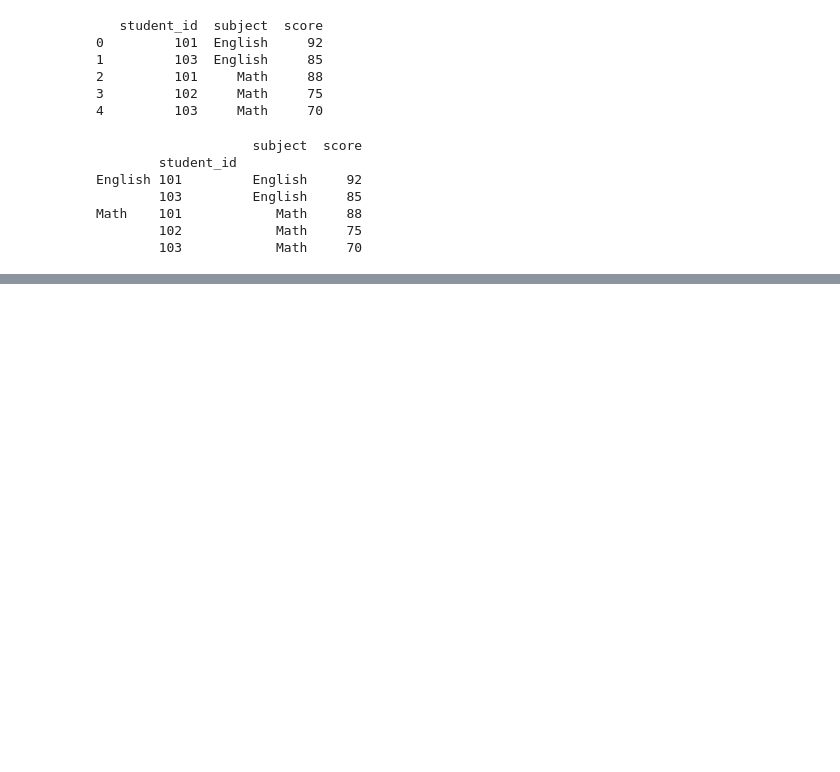
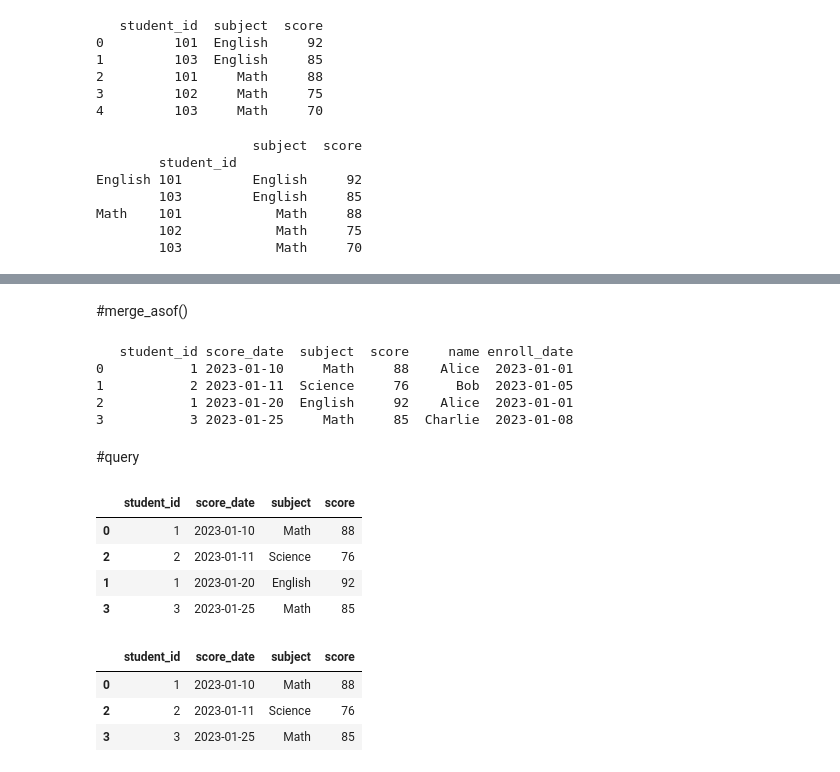
Before and after one commit to shreyasstha/data, a Jupyter notebook: Joining_data_inPandas.ipynb, the cells around one changed output, grey strips where cells are left out. Cells and saved outputs as stored; diff of their text form; code cells hidden in the pictures; blank space fills up the shorter version.

```diff
--- a/Joining_data_inPandas.ipynb
+++ b/Joining_data_inPandas.ipynb
@@ -286,0 +350,58 @@ Math    101            Math     88
+# %% [markdown]
+#merge_asof()
+# %%
+
+import pandas as pd
+
+# Student table with timestamp (like enrollment date)
+student = pd.DataFrame({
+    "student_id": [1, 2, 3],
+    "name": ["Alice", "Bob", "Charlie"],
+    "enroll_date": ["2023-01-01", "2023-01-05", "2023-01-08"]
+})
+student["enroll_date"] = pd.to_datetime(student["enroll_date"])
+
+# Score table with timestamps
+score = pd.DataFrame({
+    "student_id": [1, 1, 2, 3],
+    "score_date": ["2023-01-10", "2023-01-20", "2023-01-11", "2023-01-25"],
+    "subject": ["Math", "English", "Science", "Math"],
+    "score": [88, 92, 76, 85]
+})
+score["score_date"] = pd.to_datetime(score["score_date"])
+# %%
+student = student.sort_values("enroll_date")
+score = score.sort_values("score_date")
+# %%
+merged = pd.merge_asof(
+    score,
+    student,
+    left_on="score_date",
+    right_on="enroll_date",
+    by="student_id",
+    direction="backward"
+)
+print(merged)
+# %% [output]
+   student_id score_date  subject  score     name enroll_date
+0           1 2023-01-10     Math     88    Alice  2023-01-01
+1           2 2023-01-11  Science     76      Bob  2023-01-05
+2           1 2023-01-20  English     92    Alice  2023-01-01
+3           3 2023-01-25     Math     85  Charlie  2023-01-08
+# %% [markdown]
+#query
+# %%
+score.query("score > 50")
+# %% [output]
+|  | student_id | score_date | subject | score |
+| 0 | 1 | 2023-01-10 | Math | 88 |
+| 2 | 2 | 2023-01-11 | Science | 76 |
+| 1 | 1 | 2023-01-20 | English | 92 |
+| 3 | 3 | 2023-01-25 | Math | 85 |
+# %%
+score.query("score > 50 and score <90")
+# %% [output]
+|  | student_id | score_date | subject | score |
+| 0 | 1 | 2023-01-10 | Math | 88 |
+| 2 | 2 | 2023-01-11 | Science | 76 |
+| 3 | 3 | 2023-01-25 | Math | 85 |
```
Also changed, not shown: parts of 4 cells of this notebook.
